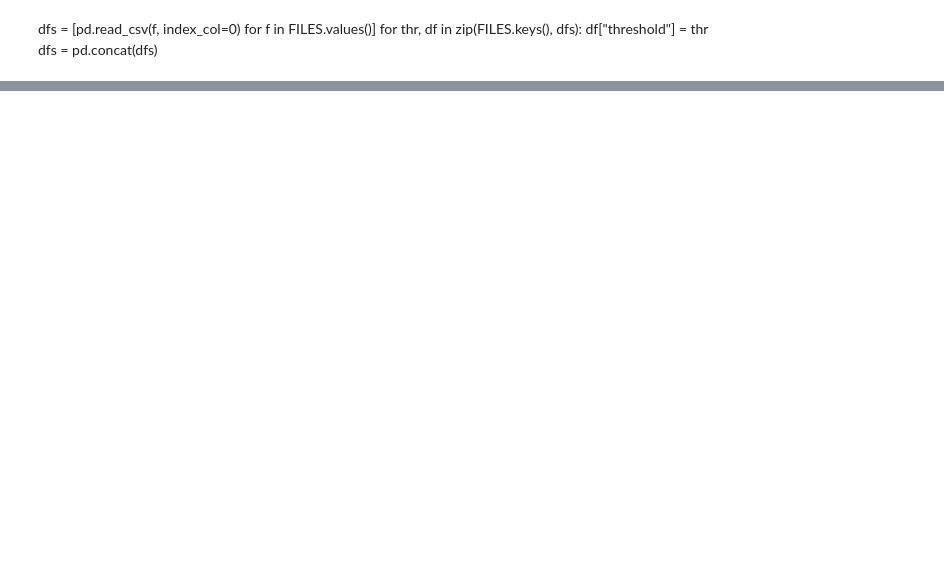
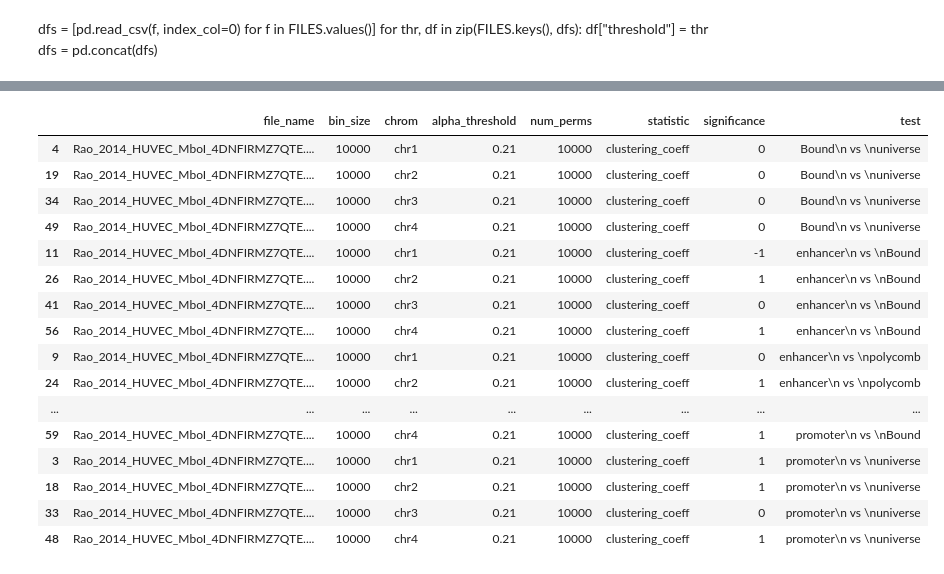
Before and after one commit to leomorelli/HiCONA, a Jupyter notebook: notebooks/permutation_heatmap.ipynb, the cells around one changed output, grey strips where cells are left out. Saved outputs shown, nothing was run; the diff lists cells and outputs as text; code cells hidden in the pictures; blank space fills up the shorter version.

```diff
--- a/notebooks/permutation_heatmap.ipynb
+++ b/notebooks/permutation_heatmap.ipynb
@@ -38,4 +64,23 @@ dfs.drop(["pval", "a", "b"], axis=1, inplace=True)
 # %%
 dfs["alpha_threshold"] = dfs["alpha_threshold"].astype(str)
+dfs
+# %% [output]
+|  | file_name | bin_size | chrom | alpha_threshold | num_perms | statistic | significance | test |
+| 4 | Rao_2014_HUVEC_MboI_4DNFIRMZ7QTE.... | 10000 | chr1 | 0.21 | 10000 | clustering_coeff | 0 | Bound\n vs \nuniverse |
+| 19 | Rao_2014_HUVEC_MboI_4DNFIRMZ7QTE.... | 10000 | chr2 | 0.21 | 10000 | clustering_coeff | 0 | Bound\n vs \nuniverse |
+| 34 | Rao_2014_HUVEC_MboI_4DNFIRMZ7QTE.... | 10000 | chr3 | 0.21 | 10000 | clustering_coeff | 0 | Bound\n vs \nuniverse |
+| 49 | Rao_2014_HUVEC_MboI_4DNFIRMZ7QTE.... | 10000 | chr4 | 0.21 | 10000 | clustering_coeff | 0 | Bound\n vs \nuniverse |
+| 11 | Rao_2014_HUVEC_MboI_4DNFIRMZ7QTE.... | 10000 | chr1 | 0.21 | 10000 | clustering_coeff | -1 | enhancer\n vs \nBound |
+| 26 | Rao_2014_HUVEC_MboI_4DNFIRMZ7QTE.... | 10000 | chr2 | 0.21 | 10000 | clustering_coeff | 1 | enhancer\n vs \nBound |
+| 41 | Rao_2014_HUVEC_MboI_4DNFIRMZ7QTE.... | 10000 | chr3 | 0.21 | 10000 | clustering_coeff | 0 | enhancer\n vs \nBound |
+| 56 | Rao_2014_HUVEC_MboI_4DNFIRMZ7QTE.... | 10000 | chr4 | 0.21 | 10000 | clustering_coeff | 1 | enhancer\n vs \nBound |
+| 9 | Rao_2014_HUVEC_MboI_4DNFIRMZ7QTE.... | 10000 | chr1 | 0.21 | 10000 | clustering_coeff | 0 | enhancer\n vs \npolycomb |
+| 24 | Rao_2014_HUVEC_MboI_4DNFIRMZ7QTE.... | 10000 | chr2 | 0.21 | 10000 | clustering_coeff | 1 | enhancer\n vs \npolycomb |
+| ... | ... | ... | ... | ... | ... | ... | ... | ... |
+| 59 | Rao_2014_HUVEC_MboI_4DNFIRMZ7QTE.... | 10000 | chr4 | 0.21 | 10000 | clustering_coeff | 1 | promoter\n vs \nBound |
+| 3 | Rao_2014_HUVEC_MboI_4DNFIRMZ7QTE.... | 10000 | chr1 | 0.21 | 10000 | clustering_coeff | 1 | promoter\n vs \nuniverse |
+| 18 | Rao_2014_HUVEC_MboI_4DNFIRMZ7QTE.... | 10000 | chr2 | 0.21 | 10000 | clustering_coeff | 1 | promoter\n vs \nuniverse |
+| 33 | Rao_2014_HUVEC_MboI_4DNFIRMZ7QTE.... | 10000 | chr3 | 0.21 | 10000 | clustering_coeff | 0 | promoter\n vs \nuniverse |
+| 48 | Rao_2014_HUVEC_MboI_4DNFIRMZ7QTE.... | 10000 | chr4 | 0.21 | 10000 | clustering_coeff | 1 | promoter\n vs \nuniverse |
 # %%
 dfs["alpha_threshold"] = ["0.10" if v == "0.1" else v for v in dfs["alpha_threshold"]]
```
Also changed, not shown: parts of 10 cells of this notebook, 1 other file.
